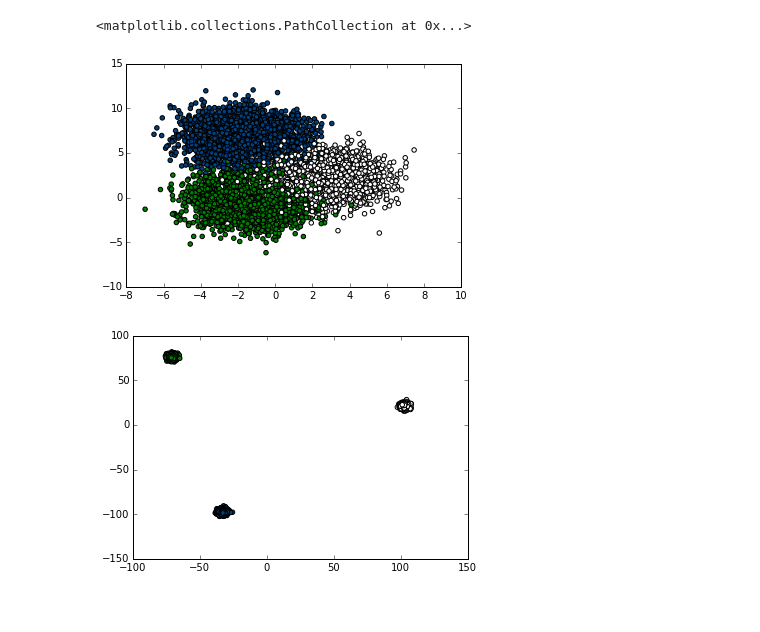
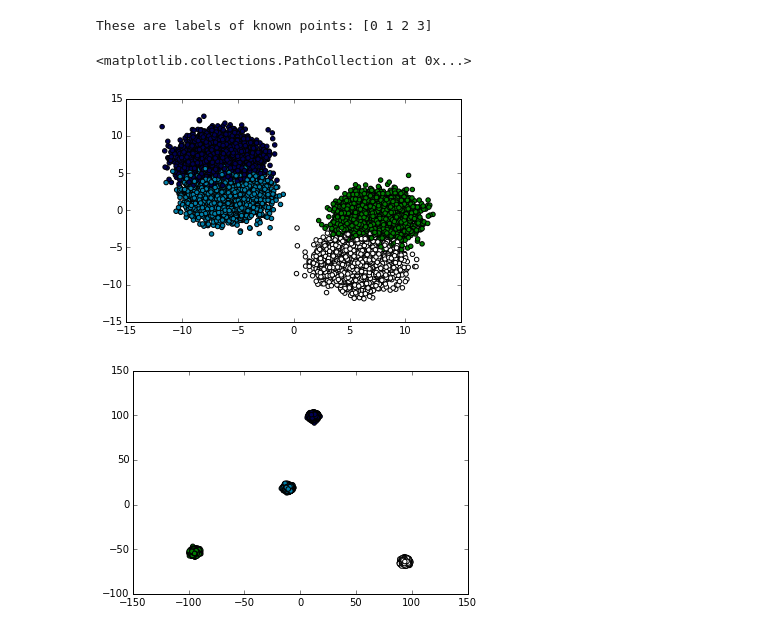
Before and after one commit to quinngroup/fergus-ssl, a Jupyter notebook: Untitled.ipynb, the cells around one changed output. Drawn from its saved outputs; the diff is of its cells as text; code cells hidden in the pictures.

```diff
--- a/Untitled.ipynb
+++ b/Untitled.ipynb
@@ -49,24 +49,25 @@ def labelremover(X,y):
     print "These are labels of known points: "+ str(knownY)
     return (newY1, knownX, knownY)
 # %%
-trainX = dataX[0:10000,:]
-trainY = dataY[0:10000]
+trainX = dataX[0:20000,:]
+trainY = dataY[0:20000]
 #testX = dataX[15000:20000,:]
 #testY = dataY[15000:20000]
 
 
 newtrainY, knownX, knownY = labelremover(trainX,trainY)
 
 plt.scatter(trainX[:,0], trainX[:,1], c=trainY, cmap= (('ocean')))
 # %% [output]
-<matplotlib.collections.PathCollection at 0x...>
+These are labels of known points: [0 1 2 3]
+<matplotlib.collections.PathCollection at 0x...>
-[figure, old version]
+[figure, new version]
 # %%
 X = trainX
 y = newtrainY
 
 classes = np.sort(np.unique(y))
-PCA = pca.PCA(n_components=4*np.size(classes))
+PCA = pca.PCA(n_components=16*k)
 rotatedData = PCA.fit_transform(X)
 
 plt.scatter(rotatedData[:,0], rotatedData[:,1], c=trainY, cmap = (('ocean')))
@@ -79,7 +80,7 @@ k = np.size(classes)
 
 numBins =k
 # %% [output]
-[figure, old version]
+[figure, new version]
 # %%
 def _get_kernel(X, y = None,ker=None):
 
```
Also changed, not shown: parts of 6 cells of this notebook, 26 other files.
